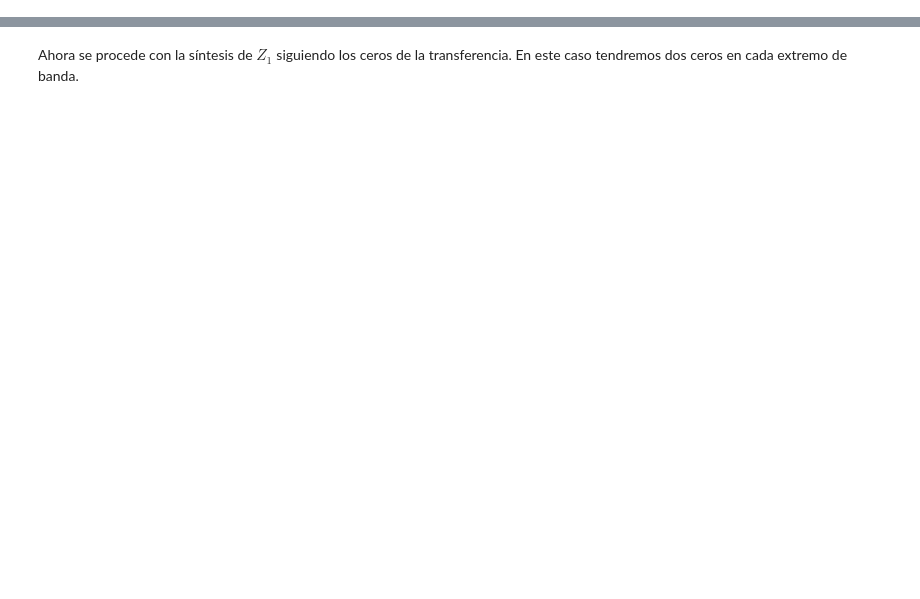
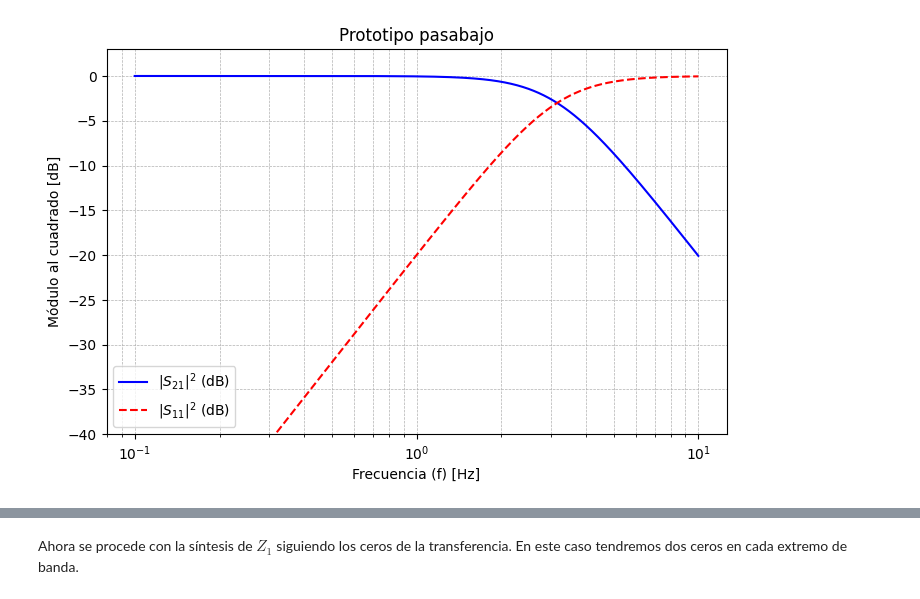
Before and after one commit to marianux/pytc2, a Jupyter notebook: docs/notebooks/ejnb_funciones_transf_doblemente_cargadas.ipynb, the cells around one changed output, grey strips where cells are left out. Cells and saved outputs as stored; diff of their text form; code cells hidden in the pictures; blank space fills up the shorter version.

```diff
--- a/docs/notebooks/ejnb_funciones_transf_doblemente_cargadas.ipynb
+++ b/docs/notebooks/ejnb_funciones_transf_doblemente_cargadas.ipynb
@@ -163,0 +316,15 @@ $\displaystyle Z_1(\omega = 1)=2.236$
+# %%
+RL = 20 # dB
+eps_sq = sp.Rational(1)/sp.Rational(10**(RL/10)-1)
+
+S21sq_proto = 1/(1+ sp.Rational(eps_sq) * (s/sp.I)**4)
+
+S11sq_proto = sp.simplify(sp.expand(1 - S21sq_proto))
+
+plt_Sparams(S21sq_proto, S11sq_proto, bDb = True)
+
+plt.title('Prototipo pasabajo')
+plt.ylim([-40, 3])
+plt.show()
+# %% [output]
+[figure, added]
```
Also changed, not shown: parts of 63 cells of this notebook, 13 other files.
